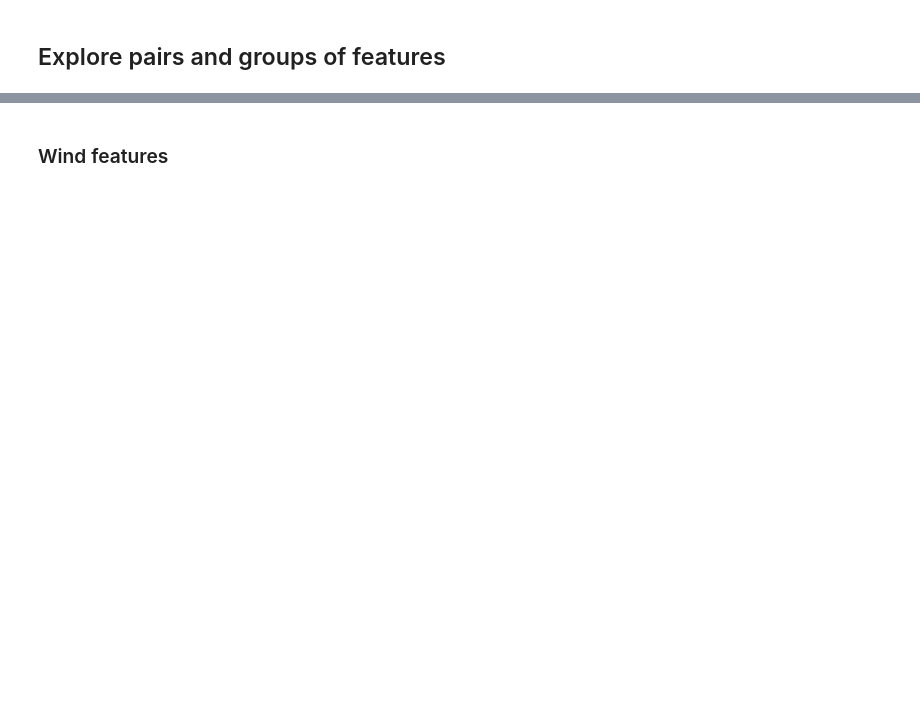
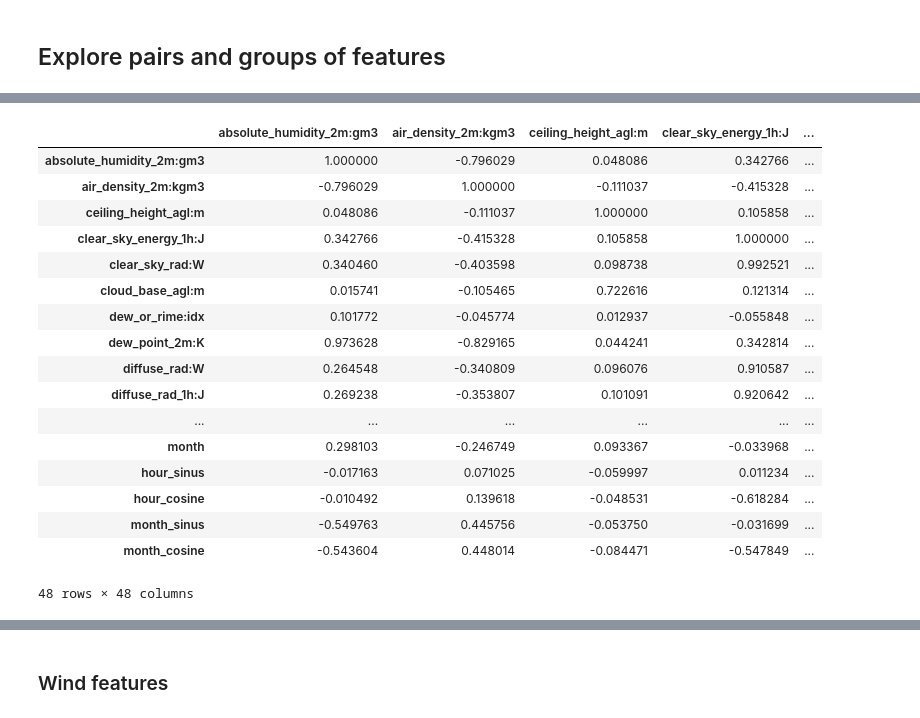
Before and after one commit to J-Ness/Solar-Energy-Production-Forecasting, a Jupyter notebook: data/2_long_notebook.ipynb, the cells around one changed output, grey strips where cells are left out. Cells and saved outputs as stored; diff of their text form; code cells hidden in the pictures; blank space fills up the shorter version.

```diff
--- a/data/2_long_notebook.ipynb
+++ b/data/2_long_notebook.ipynb
@@ -399,0 +143,21 @@ The group created a correlation matrix for each location to aid in feature selec
+# %%
+X_train_b.corr()
+# %% [output]
+|  | absolute_humidity_2m:gm3 | air_density_2m:kgm3 | ceiling_height_agl:m | clear_sky_energy_1h:J | ... |
+| absolute_humidity_2m:gm3 | 1.000000 | -0.796029 | 0.048086 | 0.342766 | ... |
+| air_density_2m:kgm3 | -0.796029 | 1.000000 | -0.111037 | -0.415328 | ... |
+| ceiling_height_agl:m | 0.048086 | -0.111037 | 1.000000 | 0.105858 | ... |
+| clear_sky_energy_1h:J | 0.342766 | -0.415328 | 0.105858 | 1.000000 | ... |
+| clear_sky_rad:W | 0.340460 | -0.403598 | 0.098738 | 0.992521 | ... |
+| cloud_base_agl:m | 0.015741 | -0.105465 | 0.722616 | 0.121314 | ... |
+| dew_or_rime:idx | 0.101772 | -0.045774 | 0.012937 | -0.055848 | ... |
+| dew_point_2m:K | 0.973628 | -0.829165 | 0.044241 | 0.342814 | ... |
+| diffuse_rad:W | 0.264548 | -0.340809 | 0.096076 | 0.910587 | ... |
+| diffuse_rad_1h:J | 0.269238 | -0.353807 | 0.101091 | 0.920642 | ... |
+| ... | ... | ... | ... | ... | ... |
+| month | 0.298103 | -0.246749 | 0.093367 | -0.033968 | ... |
+| hour_sinus | -0.017163 | 0.071025 | -0.059997 | 0.011234 | ... |
+| hour_cosine | -0.010492 | 0.139618 | -0.048531 | -0.618284 | ... |
+| month_sinus | -0.549763 | 0.445756 | -0.053750 | -0.031699 | ... |
+| month_cosine | -0.543604 | 0.448014 | -0.084471 | -0.547849 | ... |
+48 rows × 48 columns
```
Also changed, not shown: parts of 71 cells of this notebook, 1 other file.
